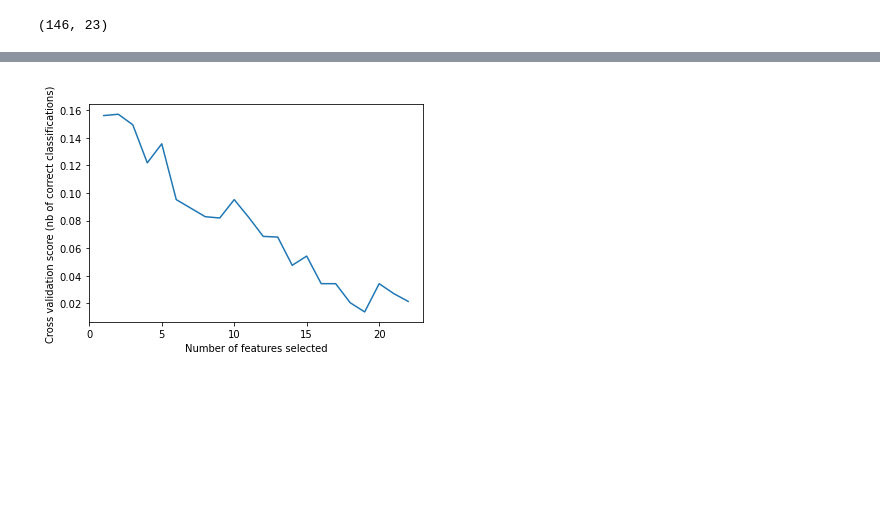
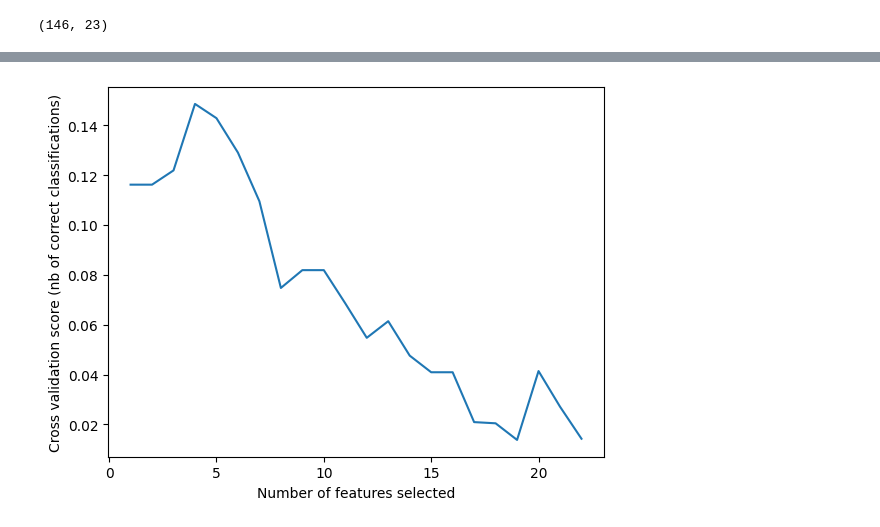
Before and after one commit to salmanalmaskati/salmanalmaskati.github.io, a Jupyter notebook: CPS 844 Labs/Project/project2.ipynb, the cells around one changed output, grey strips where cells are left out. Drawn from its saved outputs; the diff is of its cells as text; code cells hidden in the pictures; blank space fills up the shorter version.

```diff
--- a/CPS 844 Labs/Project/project2.ipynb
+++ b/CPS 844 Labs/Project/project2.ipynb
@@ -634,11 +618,11 @@ Optimal number of features : 2
 # %%
 plt.figure()
 plt.xlabel("Number of features selected")
 plt.ylabel("Cross validation score (nb of correct classifications)")
-plt.plot(range(1, len(rfecv.grid_scores_) + 1), rfecv.grid_scores_)
+plt.plot(range(1, len(rfecv.cv_results_['mean_test_score']) + 1), rfecv.cv_results_['mean_test_score'])
 plt.show()
 # %% [output]
-[figure, old version]
+[figure, new version]
 # %%
 print(rfecv.support_)
 print("Selected Features: ",X.columns[rfecv.support_])
```
Also changed, not shown: parts of 20 cells of this notebook.
